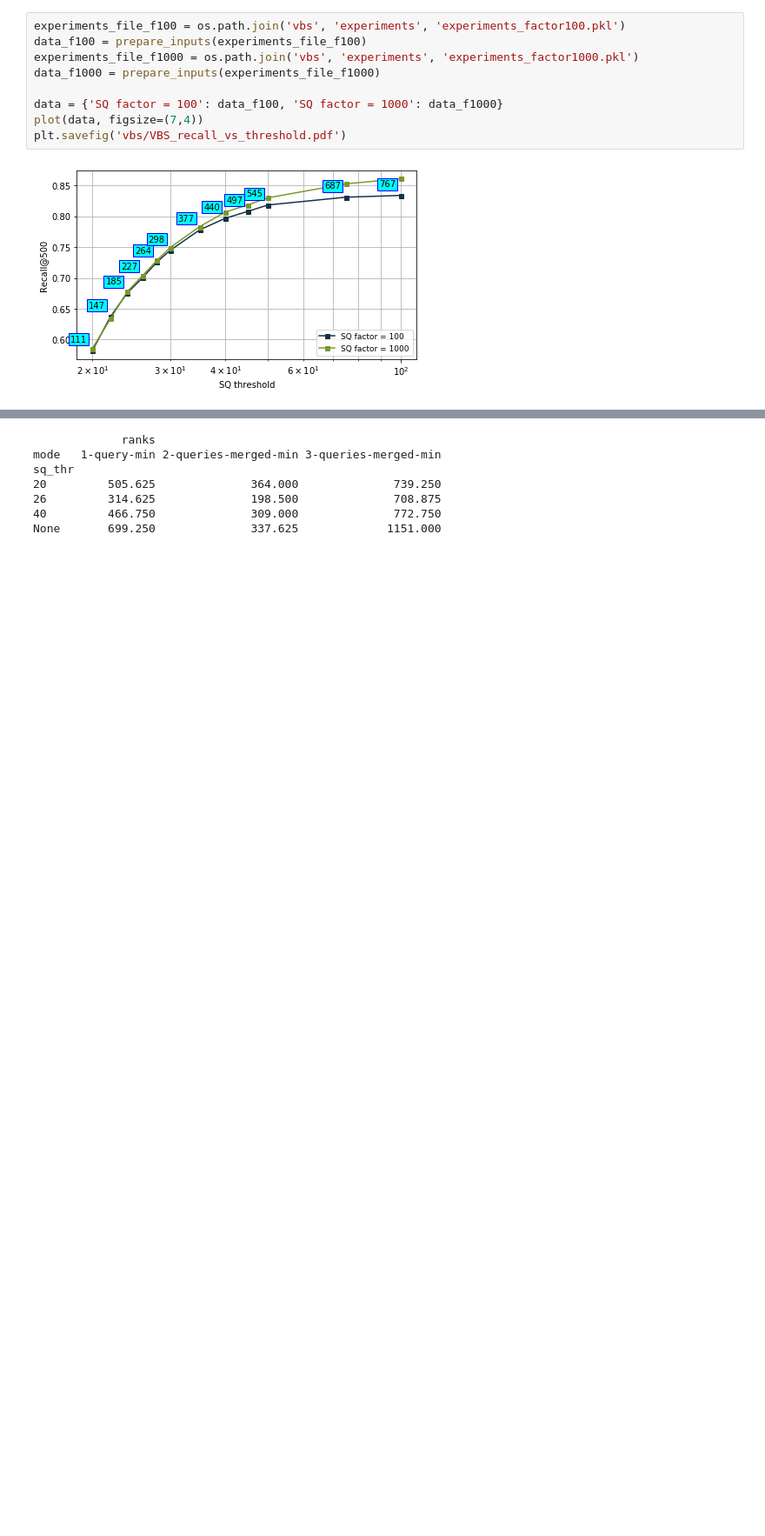
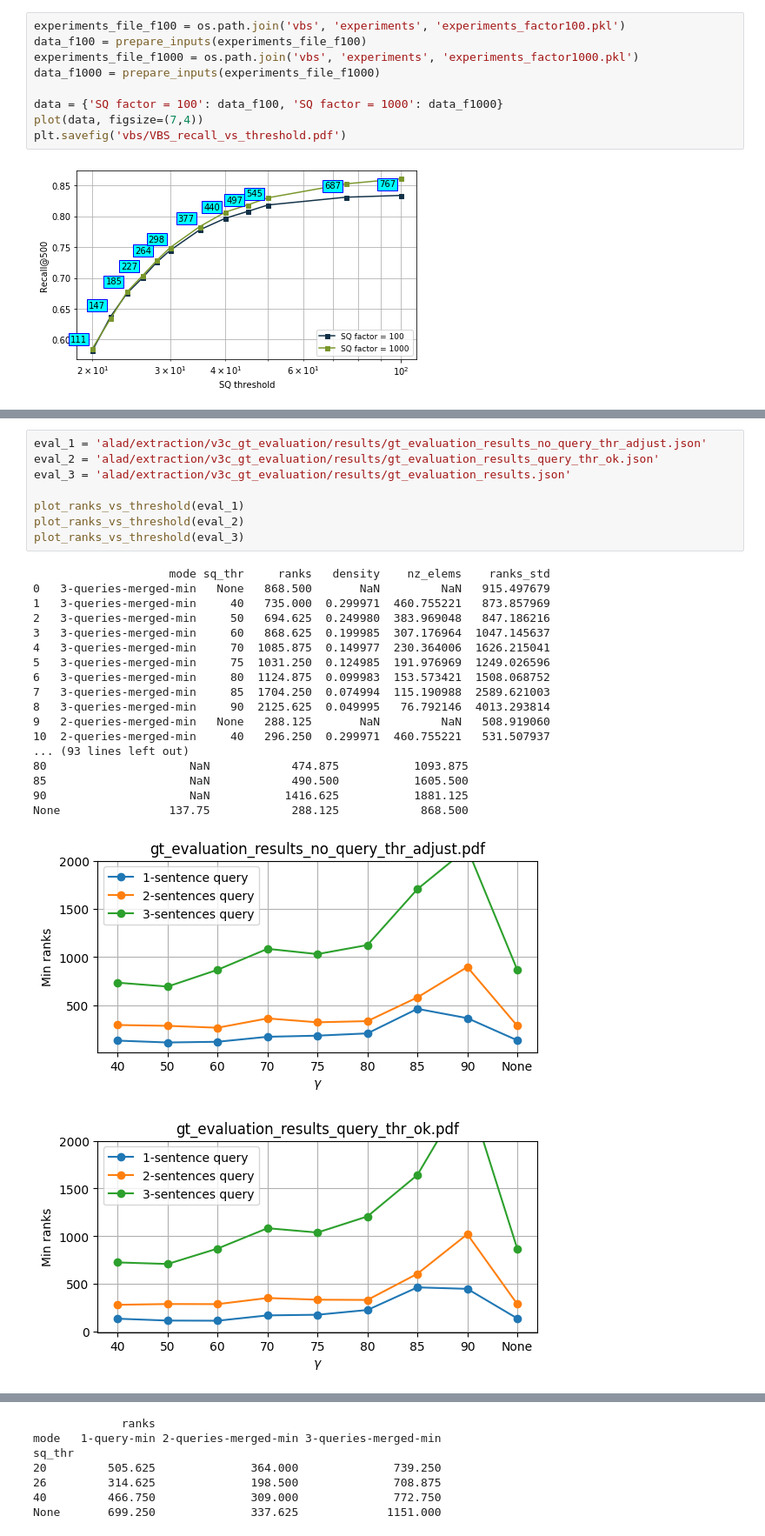
Before and after one commit to mesnico/ALADIN, a Jupyter notebook: alad/extraction/v3c_gt_evaluation/recall_vs_sqthreshold.ipynb, the cells around one changed output, grey strips where cells are left out. Shown at 87% size. Cells and saved outputs as stored; diff of their text form; blank space fills up the shorter version.

```diff
--- a/alad/extraction/v3c_gt_evaluation/recall_vs_sqthreshold.ipynb
+++ b/alad/extraction/v3c_gt_evaluation/recall_vs_sqthreshold.ipynb
@@ -91,0 +86,28 @@ None               137.750            288.125            868.500
+# %%
+eval_1 = 'alad/extraction/v3c_gt_evaluation/results/gt_evaluation_results_no_query_thr_adjust.json'
+eval_2 = 'alad/extraction/v3c_gt_evaluation/results/gt_evaluation_results_query_thr_ok.json'
+eval_3 = 'alad/extraction/v3c_gt_evaluation/results/gt_evaluation_results.json'
+
+plot_ranks_vs_threshold(eval_1)
+plot_ranks_vs_threshold(eval_2)
+plot_ranks_vs_threshold(eval_3)
+# %% [output]
+                    mode sq_thr     ranks   density    nz_elems    ranks_std
+0   3-queries-merged-min   None   868.500       NaN         NaN   915.497679
+1   3-queries-merged-min     40   735.000  0.299971  460.755221   873.857969
+2   3-queries-merged-min     50   694.625  0.249980  383.969048   847.186216
+3   3-queries-merged-min     60   868.625  0.199985  307.176964  1047.145637
+4   3-queries-merged-min     70  1085.875  0.149977  230.364006  1626.215041
+5   3-queries-merged-min     75  1031.250  0.124985  191.976969  1249.026596
+6   3-queries-merged-min     80  1124.875  0.099983  153.573421  1508.068752
+7   3-queries-merged-min     85  1704.250  0.074994  115.190988  2589.621003
+8   3-queries-merged-min     90  2125.625  0.049995   76.792146  4013.293814
+9   2-queries-merged-min   None   288.125       NaN         NaN   508.919060
+10  2-queries-merged-min     40   296.250  0.299971  460.755221   531.507937
+... (93 lines left out)
+80                     NaN            474.875           1093.875
+85                     NaN            490.500           1605.500
+90                     NaN           1416.625           1881.125
+None                137.75            288.125            868.500
+[figure, added]
+[figure, added]
```
Also changed, not shown: parts of 4 cells of this notebook, 11 other files.
